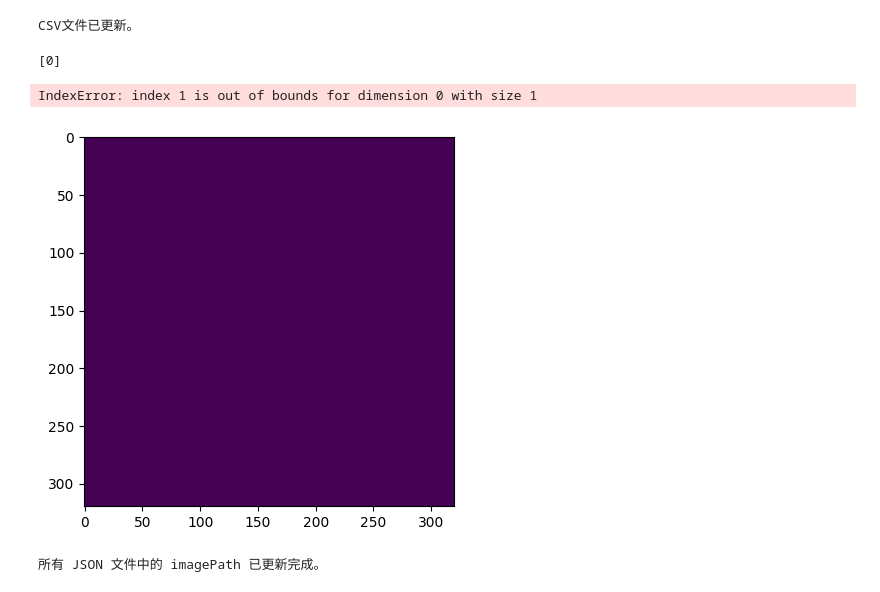
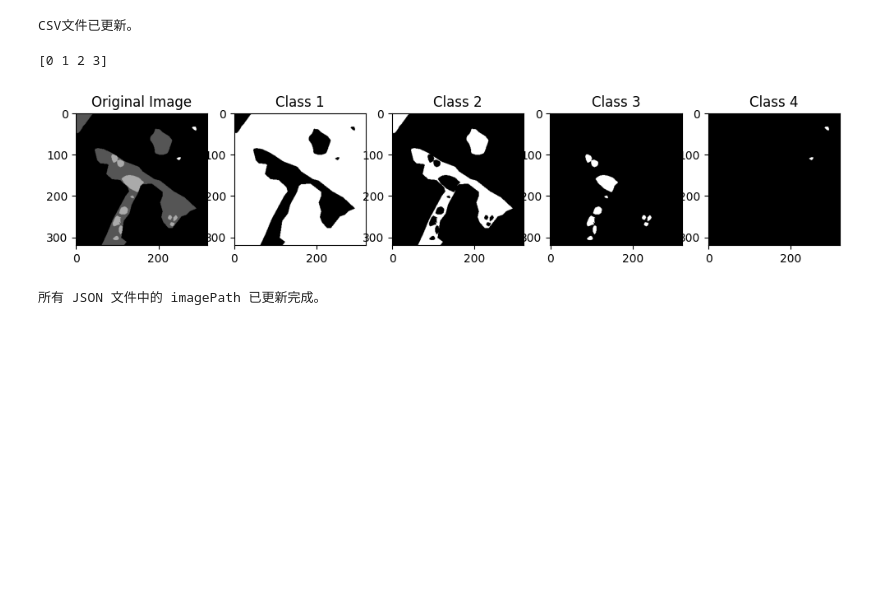
Before and after one commit to Runner-xc/Unet, a Jupyter notebook: jupyter/test.ipynb, the cells around one changed output. Cells and saved outputs as stored; diff of their text form; code cells hidden in the pictures; blank space fills up the shorter version.

```diff
--- a/jupyter/test.ipynb
+++ b/jupyter/test.ipynb
@@ -191,23 +198,20 @@ print("CSV文件已更新。")
 CSV文件已更新。
 # %%
 import cv2
+from PIL import Image
 import torch
 import torch.nn.functional as F
 import numpy as np
 from matplotlib import pyplot as plt
 
-i_path = '/mnt/c/VScode/WS-Hub/WS-U2net/U-2-Net/SEM_DATA/masks/Image1 - 001_320_320.png'
-i_img = cv2.imread(i_path, cv2.IMREAD_GRAYSCALE)
+i_path = '/mnt/c/VScode/WS-Hub/WS-U2net/U-2-Net/SEM_DATA/masks/Image1 - 001_0_640.png'
+i_img = Image.open(i_path)
+i_img = np.array(i_img)
 print(np.unique(i_img))  # 打印图像中的唯一值
 
-# 确保 i_img 是正确的数据类型
-i_img = np.array(i_img, dtype=np.uint8)  # 可能需要根据实际情况调整数据类型
+img_tensor = torch.tensor(i_img).to(torch.int64)
 
-mask_array_copy = np.digitize(i_img, bins=np.unique(i_img), right=True)
-
-i_tensor = torch.tensor(mask_array_copy).long()
-plt.imshow(mask_array_copy)
-_one_hot = F.one_hot(i_tensor, num_classes=len(np.unique(i_img)))
+_one_hot = F.one_hot(img_tensor, num_classes=4)
 
 # 确保 one_hot 编码的形状是正确的
 _one_hot = _one_hot.permute(2 , 0, 1)  # 调整维度顺序，如果有需要
@@ -217,44 +221,40 @@ c1 = _one_hot[0, ...]
 c2 = _one_hot[1, ...]
 c3 = _one_hot[2, ...]
 c4 = _one_hot[3, ...]
 
 # 转换为 numpy 数组并可视化
 c1_array = c1.numpy()
 c2_array = c2.numpy()
 c3_array = c3.numpy()
 c4_array = c4.numpy()
 
 
 plt.figure(figsize=(12, 8))
-plt.subplot(1, 6, 1)
+plt.subplot(1, 5, 1)
 plt.imshow(i_img, cmap='gray')
 plt.title('Original Image')
 
-plt.subplot(1, 6, 2)
+plt.subplot(1, 5, 2)
 plt.imshow(c1_array, cmap='gray')
 plt.title('Class 1')
 
-plt.subplot(1, 6, 3)
+plt.subplot(1, 5, 3)
 plt.imshow(c2_array, cmap='gray')
 plt.title('Class 2')
 
-plt.subplot(1, 6, 4)
+plt.subplot(1, 5, 4)
 plt.imshow(c3_array, cmap='gray')
 plt.title('Class 3')
 
-plt.subplot(1, 6, 5)
+plt.subplot(1, 5, 5)
 plt.imshow(c4_array, cmap='gray')
 plt.title('Class 4')
 
-plt.subplot(1, 6, 6)
-plt.imshow(c4_array, cmap='gray')
-plt.title('Class 5')
 
 plt.show()
 # %% [output]
-[0]
+[0 1 2 3]
-IndexError: index 1 is out of bounds for dimension 0 with size 1
-[figure, old version]
+[figure, new version]
 # %%
 # %% [output]
 所有 JSON 文件中的 imagePath 已更新完成。
```
Also changed, not shown: parts of 3 cells of this notebook, 10 other files.
